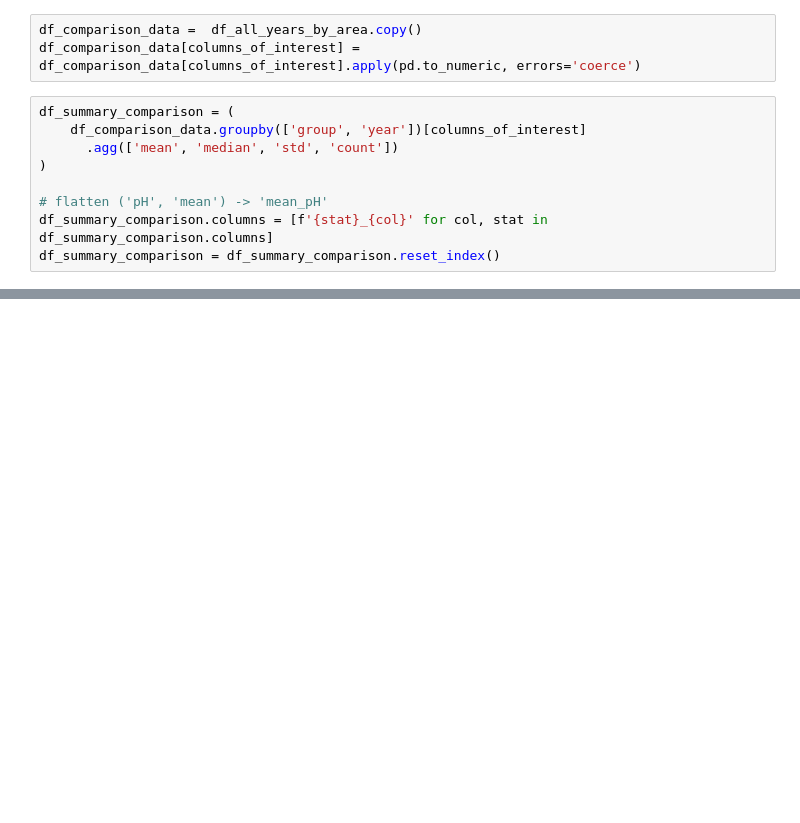
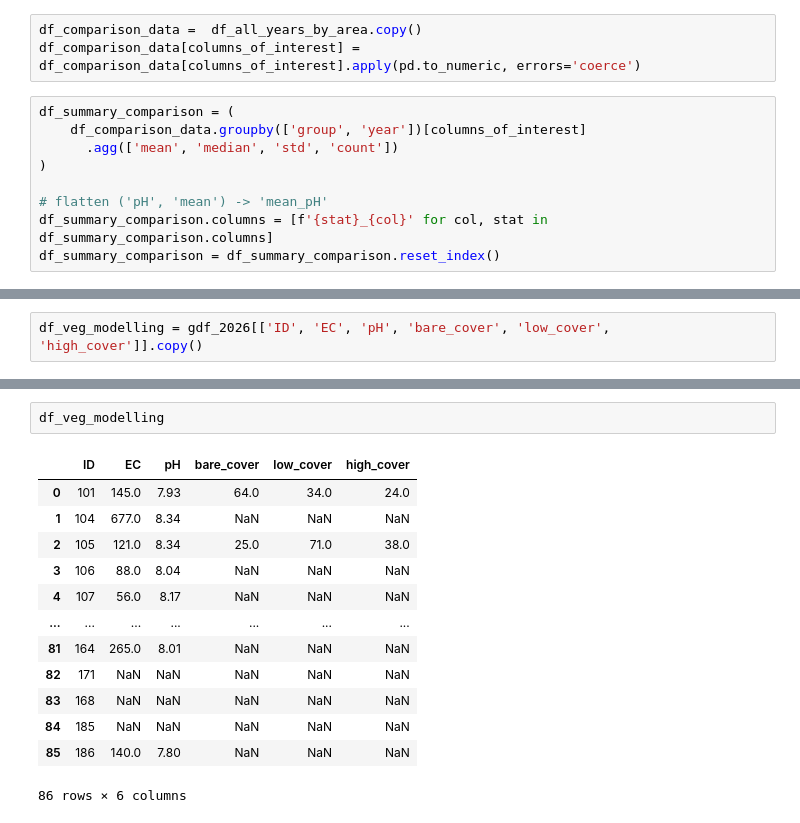
Before and after one commit to Sari-Parvillers/watergroup-peru, a Jupyter notebook: data_exploring.ipynb, the cells around one changed output, grey strips where cells are left out. Cells and saved outputs as stored; diff of their text form; blank space fills up the shorter version.

```diff
--- a/data_exploring.ipynb
+++ b/data_exploring.ipynb
@@ -298,0 +307,2 @@ plt.show()
+# %%
+df_veg_modelling = gdf_2026[['ID', 'EC', 'pH', 'bare_cover', 'low_cover', 'high_cover']].copy()
@@ -298,0 +352,16 @@ plt.show()
+# %%
+df_veg_modelling
+# %% [output]
+|  | ID | EC | pH | bare_cover | low_cover | high_cover |
+| 0 | 101 | 145.0 | 7.93 | 64.0 | 34.0 | 24.0 |
+| 1 | 104 | 677.0 | 8.34 | NaN | NaN | NaN |
+| 2 | 105 | 121.0 | 8.34 | 25.0 | 71.0 | 38.0 |
+| 3 | 106 | 88.0 | 8.04 | NaN | NaN | NaN |
+| 4 | 107 | 56.0 | 8.17 | NaN | NaN | NaN |
+| ... | ... | ... | ... | ... | ... | ... |
+| 81 | 164 | 265.0 | 8.01 | NaN | NaN | NaN |
+| 82 | 171 | NaN | NaN | NaN | NaN | NaN |
+| 83 | 168 | NaN | NaN | NaN | NaN | NaN |
+| 84 | 185 | NaN | NaN | NaN | NaN | NaN |
+| 85 | 186 | 140.0 | 7.80 | NaN | NaN | NaN |
+86 rows × 6 columns
```
Also changed, not shown: parts of 7 cells of this notebook, 2 other files.
